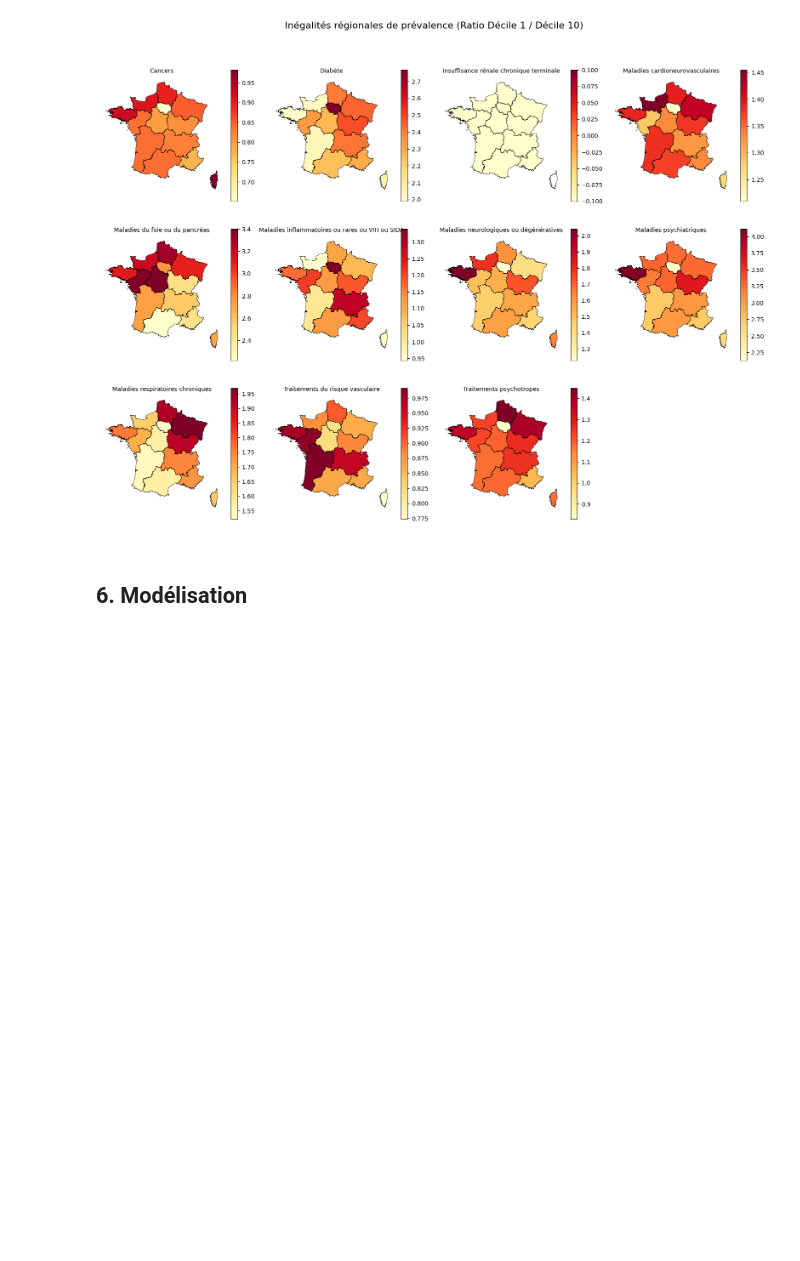
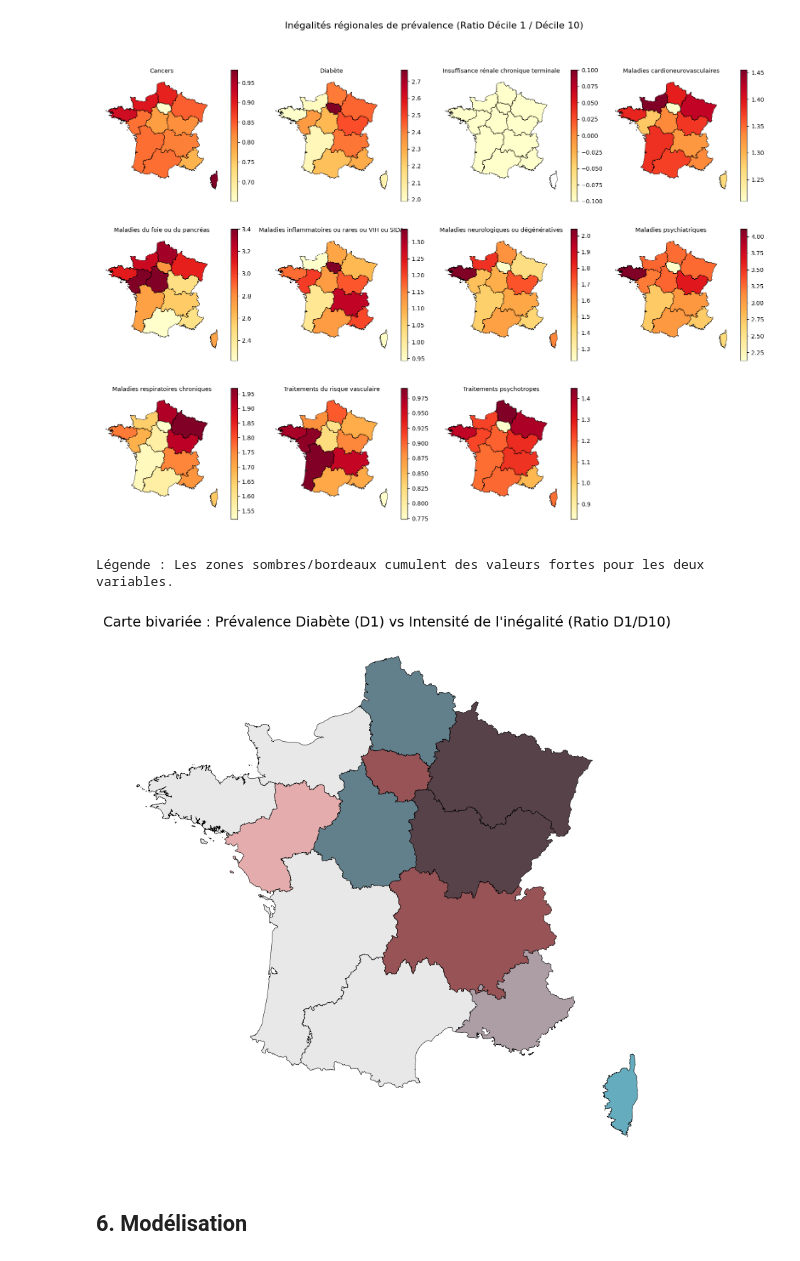
Before and after one commit to clemence-pinsard/projet_python_pour_datascience, a Jupyter notebook: main.ipynb, the cells around one changed output. Cells and saved outputs as stored; diff of their text form; code cells hidden in the pictures; blank space fills up the shorter version.

Commit message:
carte bivariée

```diff
--- a/main.ipynb
+++ b/main.ipynb
@@ -836,6 +819,45 @@ plt.tight_layout()
 plt.show()
 # %% [output]
 [figure]
+# %%
+import matplotlib.colors as mcolors
+
+# 1. Préparation des données : On croise Prévalence et Niveau de Diplôme par Région
+# On récupère le ratio D1/D10 (précarité santé) et on le croise avec le taux de non-diplômés par région
+# Note : Ici on réutilise 'map_data' du bloc précédent (Point 5 de la réponse précédente)
+
+def create_bivariate_map(geodf, var1, var2, title):
+    # Création des catégories (Terciles)
+    geodf['x_cat'] = pd.qcut(geodf[var1], 3, labels=[0, 1, 2])
+    geodf['y_cat'] = pd.qcut(geodf[var2], 3, labels=[0, 1, 2])
+    geodf['bi_class'] = geodf['x_cat'].astype(int) + geodf['y_cat'].astype(int) * 3
+
+    # Palette de couleurs bivariée (9 couleurs)
+    # De gris (bas/bas) à bleu (fort var1) et rose (fort var2), vers bordeaux (fort/fort)
+    bi_colors = [
+        "#e8e8e8", "#b0d5df", "#64acbe", # y=0
+        "#e4acac", "#ad9ea5", "#627f8c", # y=1
+        "#c85a5a", "#985356", "#574249"  # y=2
+    ]
+    cmap_bi = mcolors.ListedColormap(bi_colors)
+
+    fig, ax = plt.subplots(1, 1, figsize=(10, 10))
+    geodf.plot(column='bi_class', cmap=cmap_bi, ax=ax, edgecolor='black', linewidth=0.4)
+
+    ax.set_title(title, fontsize=14)
+    ax.axis('off')
+
+    # Petit rappel pour la légende (peut être fait avec un schéma séparé)
+    print("Légende : Les zones sombres/bordeaux cumulent des valeurs fortes pour les deux variables.")
+    plt.show()
+
+# Exemple d'usage : Diabète vs Ratio d'Inégalité
+df_biv = map_data[map_data['catLib'] == "Diabète"].copy()
+create_bivariate_map(df_biv, '1', 'ratio_D1_D10',
+                     "Carte bivariée : Prévalence Diabète (D1) vs Intensité de l'inégalité (Ratio D1/D10)")
+# %% [output]
+Légende : Les zones sombres/bordeaux cumulent des valeurs fortes pour les deux variables.
+[figure, added]
 # %% [markdown]
 ## 6. Modélisation
 # %% [markdown]
```
Also changed, not shown: parts of 1 cell of this notebook.
